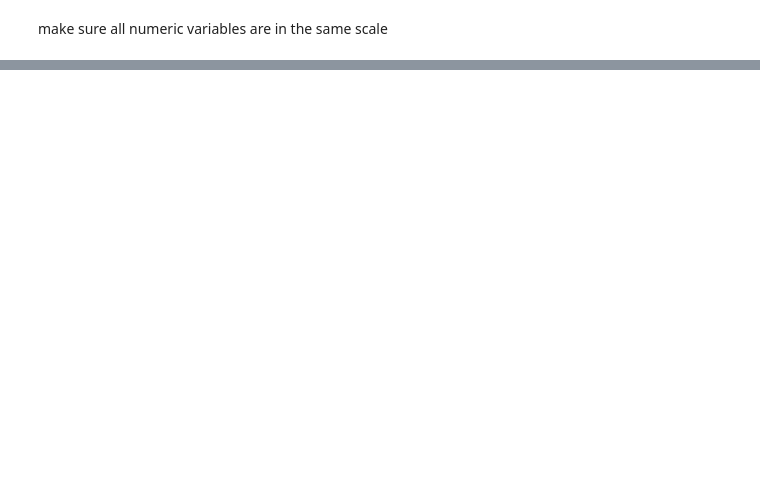
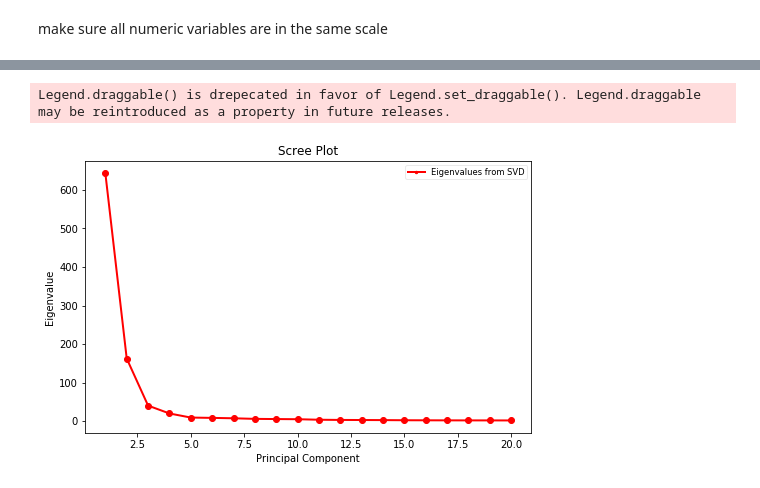
Before and after one commit to RussellXing/ADAS_Driving_Safety_Practicum, a Jupyter notebook: practicum-v12.ipynb, the cells around one changed output, grey strips where cells are left out. Saved outputs shown, nothing was run; the diff lists cells and outputs as text; code cells hidden in the pictures; blank space fills up the shorter version.

```diff
--- a/practicum-v12.ipynb
+++ b/practicum-v12.ipynb
@@ -404,3 +307,8 @@ Pipeline(memory=None,
 prediction1=model.predict(test1)
 prediction2=model.predict(test2)
 prediction3=model.predict(test3)
+prediction4=model.predict(test4)
+prediction5=model.predict(test5)
+prediction6=model.predict(test6)
+prediction7=model.predict(test7)
+prediction8=model.predict(test8)
@@ -412,2 +315,3 @@ MaybeEncodingError: Error sending result: '[        MODEL_YEAR_Chrysler (FCA US
 # %%
-prediction = np.concatenate((prediction1, prediction2,prediction3), axis=None)
+prediction= np.concatenate((prediction1, prediction2,prediction3,prediction4,prediction5,prediction6,prediction7,prediction8), axis=None)
+test['prediction'] = prediction
@@ -421,0 +351,5 @@ test_sample.to_csv('datasince2012_test_predicted_sample100.csv')
+# %%
+best_textpipe = model.best_estimator_.steps[0][1].transformer_list[0][1]
+text_data = best_textpipe.transform(test).toarray()
+text_cols = best_textpipe.steps[1][1].get_feature_names()
+text_df = pd.DataFrame(data = text_data, columns = text_cols)
@@ -421,0 +412,26 @@ test_sample.to_csv('datasince2012_test_predicted_sample100.csv')
+# %%
+A = text_data
+# %%
+num_vars=A.shape[1]
+A = np.asmatrix(A.T) * np.asmatrix(A)
+U, S, V = np.linalg.svd(A)
+eigvals = S**2 / np.cumsum(S)[-1]
+eigvals = eigvals[:20]
+fig = plt.figure(figsize=(8,5))
+sing_vals = np.arange(20) + 1
+plt.plot(sing_vals, eigvals, 'ro-', linewidth=2)
+plt.title('Scree Plot')
+plt.xlabel('Principal Component')
+plt.ylabel('Eigenvalue')
+#I don't like the default legend so I typically make mine like below, e.g.
+#with smaller fonts and a bit transparent so I do not cover up data, and make
+#it moveable by the viewer in case upper-right is a bad place for it
+leg = plt.legend(['Eigenvalues from SVD'], loc='best', borderpad=0.3,
+                 shadow=False, prop=matplotlib.font_manager.FontProperties(size='small'),
+                 markerscale=0.4)
+leg.get_frame().set_alpha(0.4)
+leg.draggable(state=True)
+plt.show()
+# %% [output]
+Legend.draggable() is drepecated in favor of Legend.set_draggable(). Legend.draggable may be reintroduced as a property in future releases.
+[figure, added]
```
Also changed, not shown: parts of 42 cells of this notebook.
